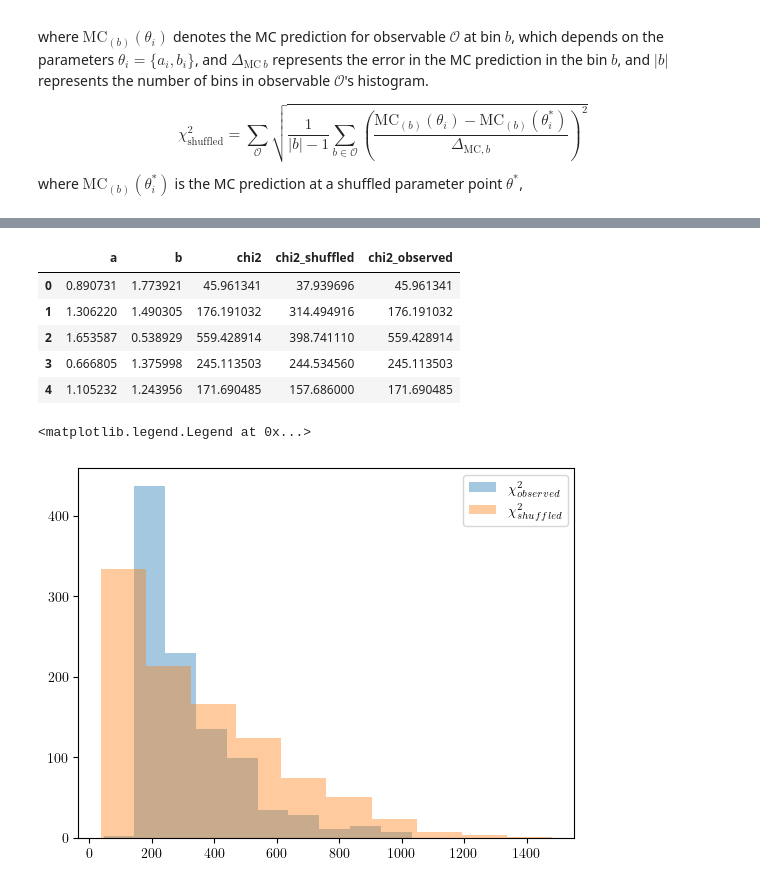
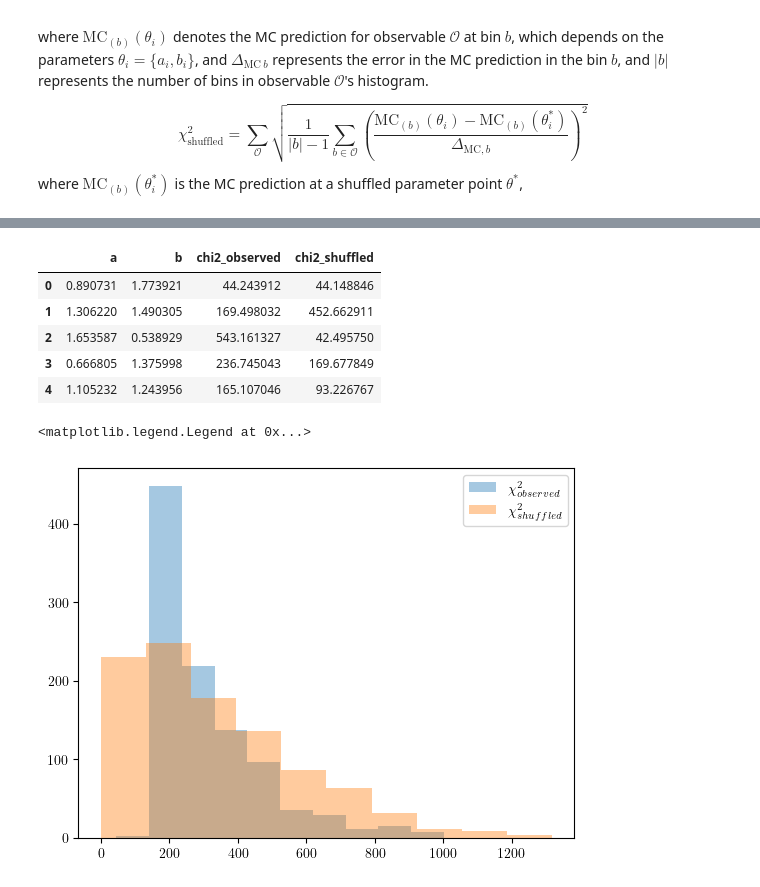
Before and after one commit to AliAlkadhim/Pythia8_SBI_Tune, a Jupyter notebook: code/analyze_with_yoda.ipynb, the cells around one changed output, grey strips where cells are left out. Saved outputs shown, nothing was run; the diff lists cells and outputs as text; code cells hidden in the pictures.

Commit message:
single point dataframe

```diff
--- a/code/analyze_with_yoda.ipynb
+++ b/code/analyze_with_yoda.ipynb
@@ -114,14 +116,18 @@ def chi2(data_hist, sim_hist, sim_errs, print_=True):
     sim_errs = sim_errs[select]
 
     num = (hdat - hsim)**2
-    den = sim_errs**2 #+ 1E-20
+    den = sim_errs**2
 
     chi_2 =(num/den).sum()
-    chi_2_per_dof =chi_2/(len(hdat) -1 + 1E-20)
+    chi_2_per_dof =chi_2/len(hdat)
+
+
+    chi2 = np.sqrt(chi_2_per_dof)
+
 
     if print_==True:
-        print('chi2 per dof = \t', chi_2_per_dof)
-    return np.sqrt(chi_2_per_dof)
+        print('scaled chi2 per dof = \t', chi2)
+    return chi2
 # %%
 def overall_chi2_observed(sim_yoda_file='ALEPH_1996_S3486095_card_0.yoda', print_=True):
     """ over all histograms"""
@@ -300,20 +322,20 @@ def add_shuffled_overall_chi2(df):
 df_with_chi2_shuffled = add_shuffled_overall_chi2(df_with_chi2)
 df_with_chi2_shuffled.head()
 # %% [output]
-|  | a | b | chi2 | chi2_shuffled | chi2_observed |
-| 0 | 0.890731 | 1.773921 | 45.961341 | 37.939696 | 45.961341 |
-| 1 | 1.306220 | 1.490305 | 176.191032 | 314.494916 | 176.191032 |
-| 2 | 1.653587 | 0.538929 | 559.428914 | 398.741110 | 559.428914 |
-| 3 | 0.666805 | 1.375998 | 245.113503 | 244.534560 | 245.113503 |
-| 4 | 1.105232 | 1.243956 | 171.690485 | 157.686000 | 171.690485 |
+|  | a | b | chi2_observed | chi2_shuffled |
+| 0 | 0.890731 | 1.773921 | 44.243912 | 44.148846 |
+| 1 | 1.306220 | 1.490305 | 169.498032 | 452.662911 |
+| 2 | 1.653587 | 0.538929 | 543.161327 | 42.495750 |
+| 3 | 0.666805 | 1.375998 | 236.745043 | 169.677849 |
+| 4 | 1.105232 | 1.243956 | 165.107046 | 93.226767 |
 # %%
 cols=['a', 'b', 'chi2_shuffled', 'chi2_observed']
 df_with_chi2_shuffled = df_with_chi2_shuffled[['a', 'b', 'chi2_shuffled', 'chi2_observed']]
 df_with_chi2_shuffled.to_csv('a_b_chi2observed_chi2shuffled_1000.csv')
 # %%
-plt.hist(df_with_chi2['chi2_observed'], label=r'$\chi^2_{observed}$', alpha=0.4)
-plt.hist(df_with_chi2['chi2_shuffled'], label=r'$\chi^2_{shuffled}$',alpha=0.4)
+plt.hist(df_with_chi2_shuffled['chi2_observed'], label=r'$\chi^2_{observed}$', alpha=0.4)
+plt.hist(df_with_chi2_shuffled['chi2_shuffled'], label=r'$\chi^2_{shuffled}$',alpha=0.4)
 plt.legend()
 # %% [output]
 <matplotlib.legend.Legend at 0x...>
-[figure, old version]
+[figure, new version]
```
Also changed, not shown: parts of 14 cells of this notebook, 1 other file.
